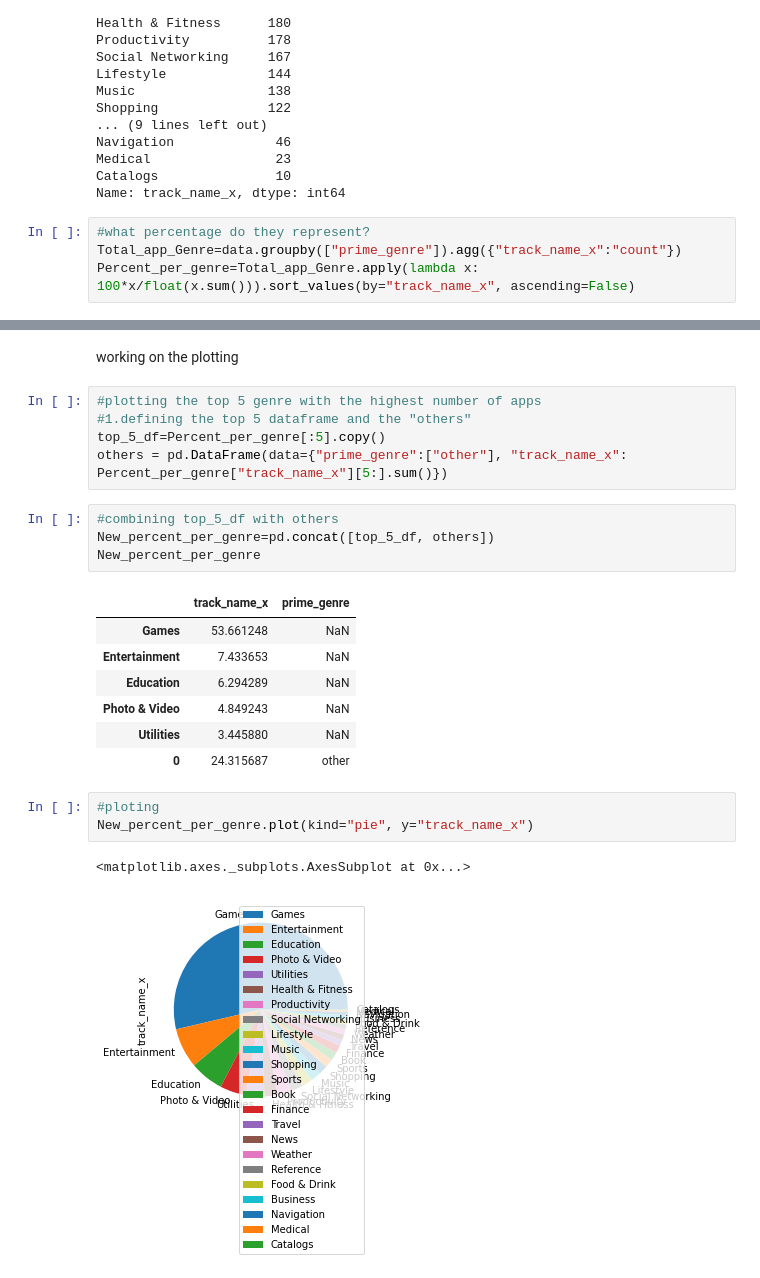
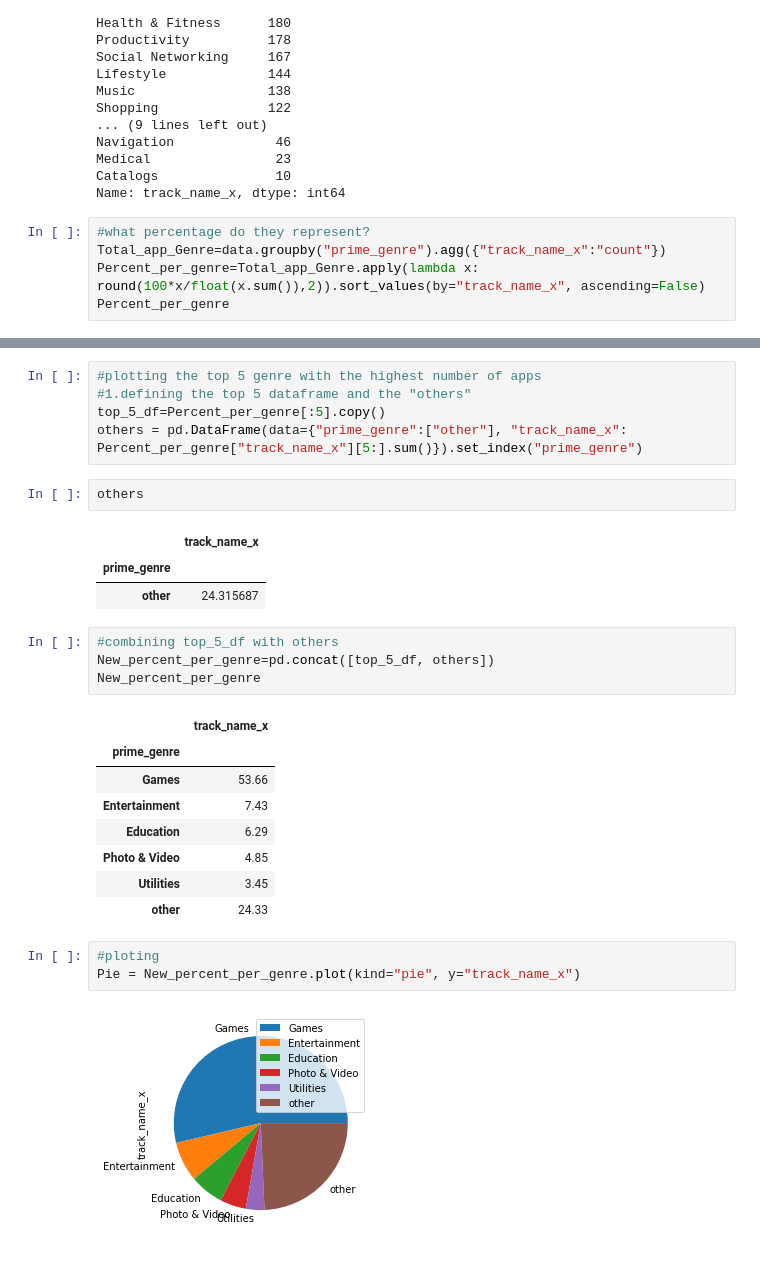
Before and after one commit to DanielaNy/Pyladies_Amsterdam_Capstone_Project, a Jupyter notebook: Data_Analysis_Melissa.ipynb, the cells around one changed output, grey strips where cells are left out. Cells and saved outputs as stored; diff of their text form.

Commit message:
updating and plotting

```diff
--- a/Data_Analysis_Melissa.ipynb
+++ b/Data_Analysis_Melissa.ipynb
@@ -125,5 +125,6 @@ Catalogs               10
 Name: track_name_x, dtype: int64
 # %%
 #what percentage do they represent?
-Total_app_Genre=data.groupby(["prime_genre"]).agg({"track_name_x":"count"})
-Percent_per_genre=Total_app_Genre.apply(lambda x: 100*x/float(x.sum())).sort_values(by="track_name_x", ascending=False)
+Total_app_Genre=data.groupby("prime_genre").agg({"track_name_x":"count"})
+Percent_per_genre=Total_app_Genre.apply(lambda x: round(100*x/float(x.sum()),2)).sort_values(by="track_name_x", ascending=False)
+Percent_per_genre
@@ -130,25 +150,29 @@ Percent_per_genre=Total_app_Genre.apply(lambda x: 100*x/float(x.sum())).sort_val
-# %% [markdown]
-working on the plotting
 # %%
 #plotting the top 5 genre with the highest number of apps
 #1.defining the top 5 dataframe and the "others"
 top_5_df=Percent_per_genre[:5].copy()
-others = pd.DataFrame(data={"prime_genre":["other"], "track_name_x": Percent_per_genre["track_name_x"][5:].sum()})
+others = pd.DataFrame(data={"prime_genre":["other"], "track_name_x": Percent_per_genre["track_name_x"][5:].sum()}).set_index("prime_genre")
+# %%
+others
+# %% [output]
+|  | track_name_x |
+| prime_genre |  |
+| other | 24.315687 |
 # %%
 #combining top_5_df with others
 New_percent_per_genre=pd.concat([top_5_df, others])
 New_percent_per_genre
 # %% [output]
-|  | track_name_x | prime_genre |
-| Games | 53.661248 | NaN |
-| Entertainment | 7.433653 | NaN |
-| Education | 6.294289 | NaN |
-| Photo & Video | 4.849243 | NaN |
-| Utilities | 3.445880 | NaN |
-| 0 | 24.315687 | other |
+|  | track_name_x |
+| prime_genre |  |
+| Games | 53.66 |
+| Entertainment | 7.43 |
+| Education | 6.29 |
+| Photo & Video | 4.85 |
+| Utilities | 3.45 |
+| other | 24.33 |
 # %%
 #ploting
-New_percent_per_genre.plot(kind="pie", y="track_name_x")
+Pie = New_percent_per_genre.plot(kind="pie", y="track_name_x")
 # %% [output]
-<matplotlib.axes._subplots.AxesSubplot at 0x...>
-[figure, old version]
+[figure, new version]
```
Also changed, not shown: parts of 1 cell of this notebook.
